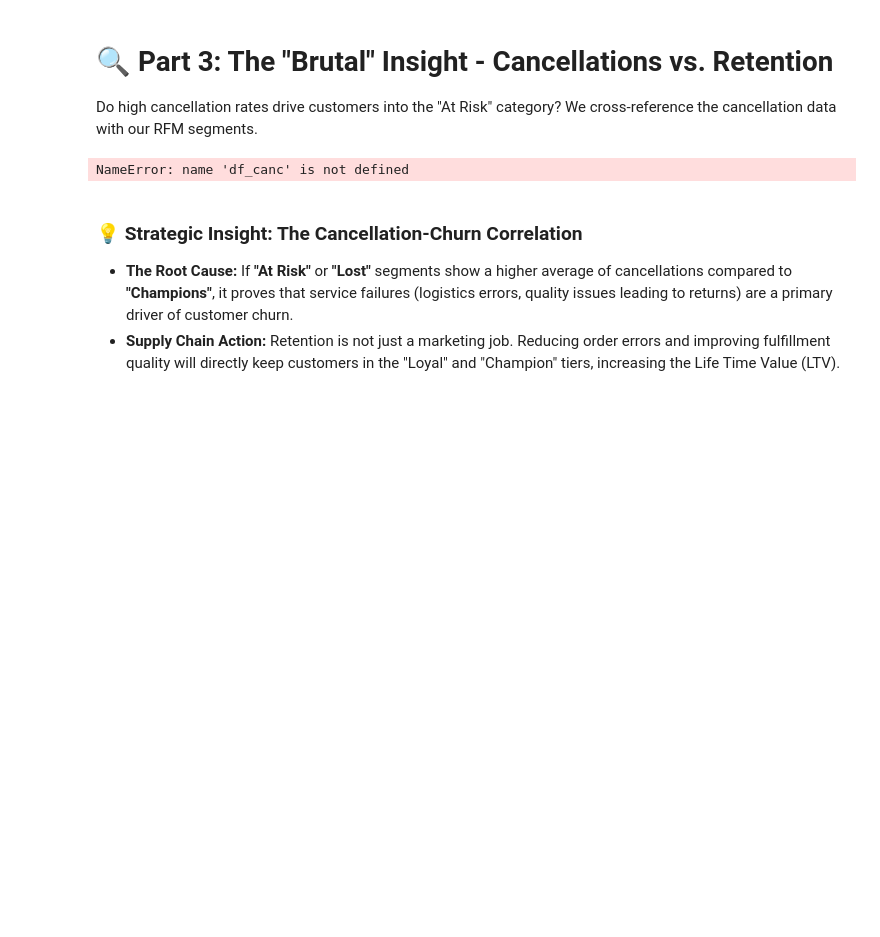
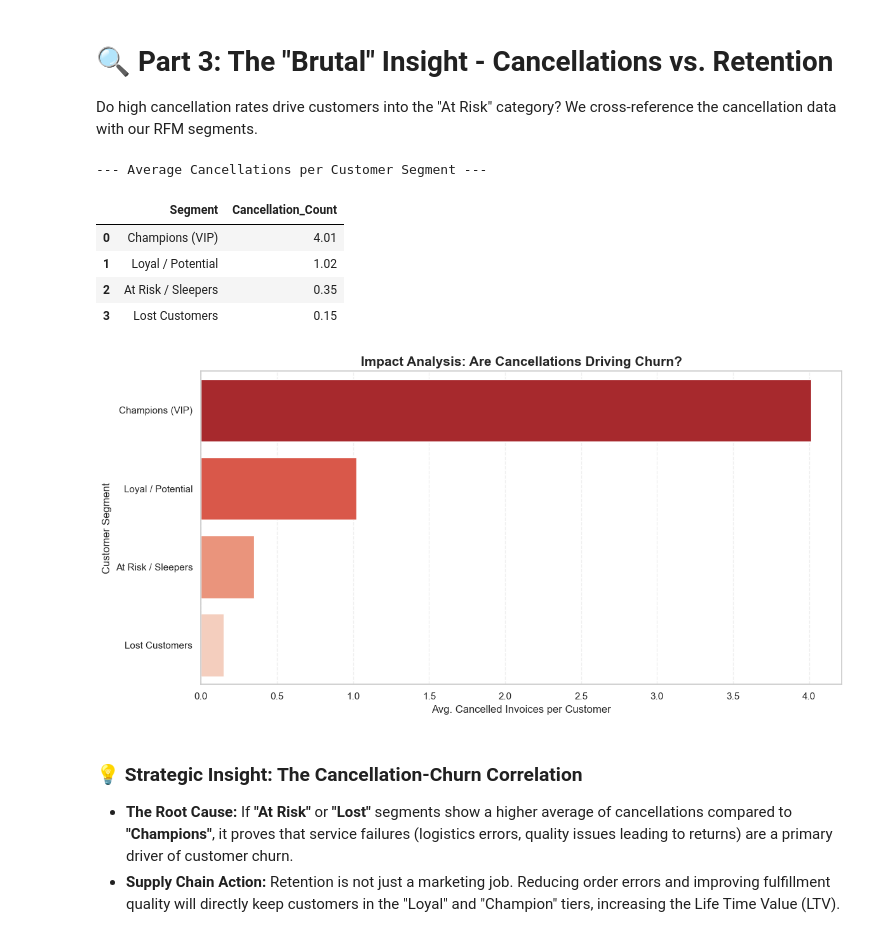
Before and after one commit to JesusSanchezM/1.-Supply-Chain-Intelligence, a Jupyter notebook: notebooks/02_eda_python.ipynb, the cells around one changed output. Cells and saved outputs as stored; diff of their text form; code cells hidden in the pictures; blank space fills up the shorter version.

```diff
--- a/notebooks/02_eda_python.ipynb
+++ b/notebooks/02_eda_python.ipynb
@@ -256,7 +25,7 @@ pd.options.display.float_format = '{:,.2f}'.format
 
 # 4. Paths
 processed_path = r"C:\Users\Jesus Sanchez\Desktop\ALEXIS\1. Pre-Trabajo\1. Supply Chain Intelligence\data\processed\cleaned_retail_data.csv"
-canc_path = r"C:\Users\Jesus Sanchez\Desktop\ALEXIS\1. Pre-Trabajo\1. Supply Chain Intelligence\data\processed\cancelation_retail_data.csv"
+canc_path = r"C:\Users\Jesus Sanchez\Desktop\ALEXIS\1. Pre-Trabajo\1. Supply Chain Intelligence\data\processed\cancellation_retail_data.csv"
 
 # Load Data
 df = pd.read_csv(processed_path, parse_dates=['InvoiceDate'])
@@ -341,28 +111,49 @@ plt.show()
 # 🔍 Part 3: The "Brutal" Insight - Cancellations vs. Retention
 Do high cancellation rates drive customers into the "At Risk" category? We cross-reference the cancellation data with our RFM segments.
 # %%
-# 1. Calculate cancellations per customer
+# 1. Calculate unique cancellations per customer
 canc_per_cust = df_canc.groupby('Customer ID')['Invoice'].nunique().reset_index()
 canc_per_cust.columns = ['Customer ID', 'Cancellation_Count']
 
 # 2. Merge with RFM table
-rfm_analysis = rfm.reset_index().merge(canc_per_cust, on='Customer ID', how='left').fillna(0)
+# Quitamos el .fillna(0) general para evitar el conflicto con las columnas categóricas
+rfm_analysis = rfm.reset_index().merge(canc_per_cust, on='Customer ID', how='left')
 
-# 3. Calculate average cancellations by segment
-segment_analysis = rfm_analysis.groupby('Segment')['Cancellation_Count'].mean().sort_values(ascending=False)
+# 3. Llenamos con 0 SOLO la columna de cancelaciones
+rfm_analysis['Cancellation_Count'] = rfm_analysis['Cancellation_Count'].fillna(0)
+
+# 4. Calculate average cancellations by segment
+# Convertimos el resultado a DataFrame para que se vea mejor
+segment_analysis = rfm_analysis.groupby('Segment')['Cancellation_Count'].mean().sort_values(ascending=False).reset_index()
 
 print("--- Average Cancellations per Customer Segment ---")
-print(segment_analysis)
+display(segment_analysis)
 
-# Visualization
-plt.figure(figsize=(10, 5))
-segment_analysis.plot(kind='barh', color='#E74C3C', alpha=0.8)
-plt.title('Are Cancellations Driving Customers Away?', fontsize=14, fontweight='bold')
-plt.xlabel('Average Number of Cancelled Invoices')
-plt.ylabel('Customer Tier')
+# 5. Visualization
+plt.figure(figsize=(12, 6))
+sns.barplot(
+    data=segment_analysis,
+    x='Cancellation_Count',
+    y='Segment',
+    hue='Segment',
+    palette='Reds_r',
+    legend=False
+)
+
+plt.title('Impact Analysis: Are Cancellations Driving Churn?', fontsize=15, fontweight='bold')
+plt.xlabel('Avg. Cancelled Invoices per Customer')
+plt.ylabel('Customer Segment')
+plt.grid(axis='x', linestyle='--', alpha=0.3)
+plt.tight_layout()
 plt.show()
 # %% [output]
-NameError: name 'df_canc' is not defined
+--- Average Cancellations per Customer Segment ---
+|  | Segment | Cancellation_Count |
+| 0 | Champions (VIP) | 4.01 |
+| 1 | Loyal / Potential | 1.02 |
+| 2 | At Risk / Sleepers | 0.35 |
+| 3 | Lost Customers | 0.15 |
+[figure, added]
 # %% [markdown]
 ### 💡 Strategic Insight: The Cancellation-Churn Correlation
 * **The Root Cause:** If **"At Risk"** or **"Lost"** segments show a higher average of cancellations compared to **"Champions"**, it proves that service failures (logistics errors, quality issues leading to returns) are a primary driver of customer churn.
```
Also changed, not shown: parts of 12 cells of this notebook.
